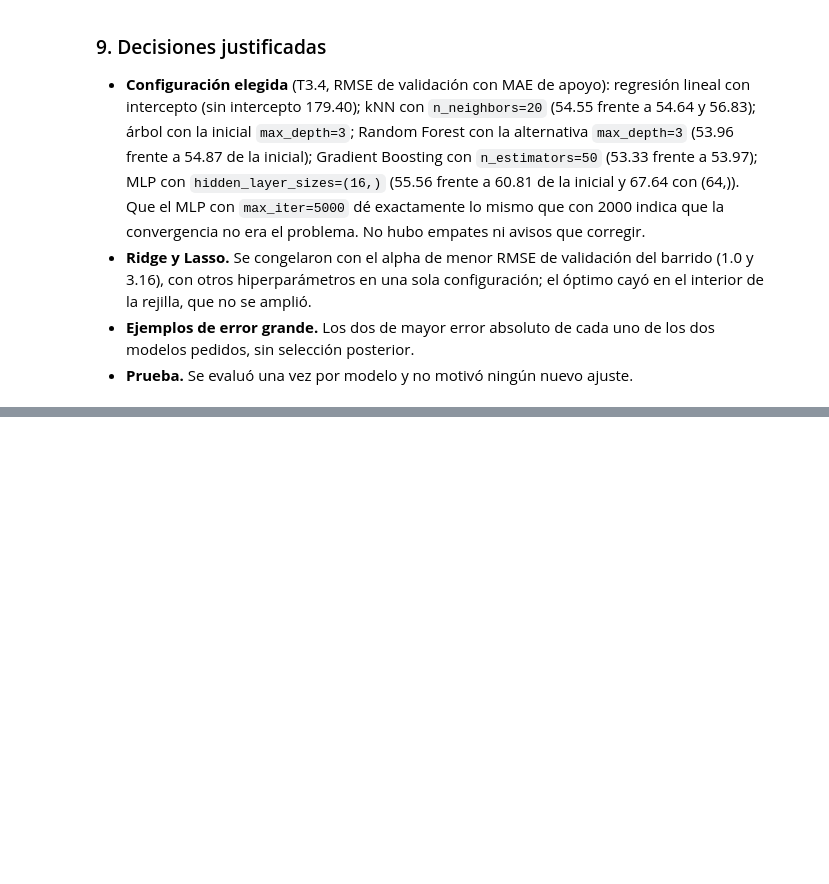
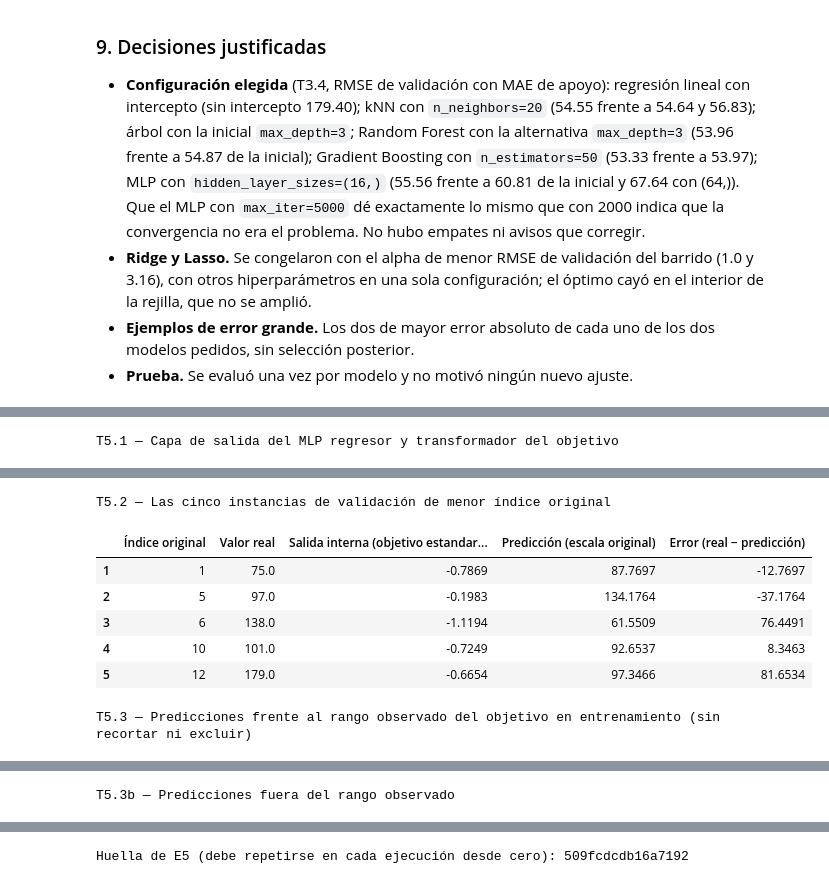
Before and after one commit to Francis1918/Information_Retrival, a Jupyter notebook: notebooks/Tarea1/01_revml.ipynb, the cells around one changed output, grey strips where cells are left out. Cells and saved outputs as stored; diff of their text form; code cells hidden in the pictures; blank space fills up the shorter version.

```diff
--- a/notebooks/Tarea1/01_revml.ipynb
+++ b/notebooks/Tarea1/01_revml.ipynb
@@ -1844,0 +2266,70 @@ T3.11 está vacía: **ningún modelo emitió avisos** (ni el barrido de Ridge y
+# %%
+# [E5.C] Output of the frozen MLP regressor on the validation partition of Diabetes
+# [E5.0] The MLP regressor frozen in E3 and the 89 validation instances (no retraining, no held-out data)
+mlp_reg = frozen_reg["mlp"].estimator              # TransformedTargetRegressor, trained on the train partition only
+mlp_net = mlp_reg.regressor_.named_steps["model"]  # the MLPRegressor, which works on the standardized target
+target_scaler = mlp_reg.transformer_               # StandardScaler of the target, with train statistics
+val_idx_d = splits_diab["val"]                     # sorted ascending, so the rows follow the original index order
+X_val5, y_val5 = X_diab[val_idx_d], y_diab[val_idx_d]
+y_train5 = y_diab[splits_diab["train"]]
+assert len(val_idx_d) == 89 and len(y_train5) == 264, "Diabetes partition sizes"
+
+# [E5.1] Output layer and target scaler -> T5.1
+target_mean, target_std = float(target_scaler.mean_[0]), float(target_scaler.scale_[0])
+assert mlp_net.out_activation_ == "identity", "a regression MLP must have an identity output activation"
+assert mlp_net.n_outputs_ == 1, "a regression MLP over one target must have a single output"
+assert abs(target_mean - y_train5.mean()) <= 1e-9 and abs(target_std - y_train5.std()) <= 1e-9, \
+    "the target scaler must carry the statistics of the train partition only"
+t51 = make_table([
+    ["Activación de la capa de salida (out_activation_)", mlp_net.out_activation_],
+    ["Número de salidas (n_outputs_)", int(mlp_net.n_outputs_)],
+    ["Media del transformador del objetivo (solo entrenamiento)", f"{target_mean:.4f}"],
+    ["Desviación estándar del transformador del objetivo (solo entrenamiento)", f"{target_std:.4f}"],
+], ["Concepto", "Valor"])
+print("T5.1 — Capa de salida del MLP regresor y transformador del objetivo")
+display(t51)
+
+# [E5.2] Internal output (standardized target) and prediction in the original scale -> T5.2
+internal = mlp_reg.regressor_.predict(X_val5)      # what the network produces: standardized-target scale
+pred5 = mlp_reg.predict(X_val5)                    # what the regressor reports: original scale of the target
+assert internal.shape == pred5.shape == (89,), "one output per validation instance"
+assert np.max(np.abs(pred5 - (internal * target_std + target_mean))) <= 1e-9, \
+    "prediction = internal output * standard deviation + mean"
+COLS_T52 = ["Índice original", "Valor real", "Salida interna (objetivo estandarizado)",
+            "Predicción (escala original)", "Error (real − predicción)"]
+t52 = make_table([[int(val_idx_d[i]), float(y_val5[i]), float(internal[i]), float(pred5[i]),
+                   float(y_val5[i] - pred5[i])] for i in range(5)], COLS_T52)
+assert list(t52.columns) == COLS_T52 and len(t52) == 5, "T5.2: five rows and the exact columns"
+print("\nT5.2 — Las cinco instancias de validación de menor índice original")
+display(t52)
+
+# [E5.3] Range of the predictions against the range observed in training -> T5.3, T5.3b
+lo_obs, hi_obs = float(y_train5.min()), float(y_train5.max())
+outside = np.flatnonzero((pred5 < lo_obs) | (pred5 > hi_obs))
+width_pred, width_obs = float(pred5.max() - pred5.min()), hi_obs - lo_obs
+t53 = make_table([
+    ["Rango observado del objetivo en entrenamiento [mínimo, máximo]", f"[{lo_obs:.1f}, {hi_obs:.1f}]"],
+    [f"Mínimo de las {len(pred5)} predicciones", f"{pred5.min():.2f}"],
+    [f"Máximo de las {len(pred5)} predicciones", f"{pred5.max():.2f}"],
+    ["Amplitud de las predicciones frente a la del rango observado", f"{width_pred:.2f} frente a {width_obs:.2f}"],
+    ["Predicciones fuera del rango observado", int(len(outside))],
+    ["Índice original y valor de cada una",
+     "; ".join(f"{int(val_idx_d[i])}: {pred5[i]:.2f}" for i in outside) or "ninguna"],
+], ["Concepto", "Valor"])
+t53b = make_table([[int(val_idx_d[i]), float(y_val5[i]), float(pred5[i]), float(y_val5[i] - pred5[i]),
+                    "por debajo del mínimo" if pred5[i] < lo_obs else "por encima del máximo"] for i in outside],
+                  ["Índice original", "Valor real", "Predicción (escala original)", "Error (real − predicción)",
+                   "Posición respecto del rango observado"])
+print("\nT5.3 — Predicciones frente al rango observado del objetivo en entrenamiento (sin recortar ni excluir)")
+display(t53)
+if len(t53b):
+    print("\nT5.3b — Predicciones fuera del rango observado")
+    display(t53b)
+else:
+    print("\nNinguna predicción cae fuera del rango observado.")
+
+# [E5.4] Reproducibility fingerprint of E5
+fingerprint_e5 = result_digest(internal, pred5)
+print("\nHuella de E5 (debe repetirse en cada ejecución desde cero):", fingerprint_e5)
+# %% [output]
+T5.1 — Capa de salida del MLP regresor y transformador del objetivo
@@ -1844,0 +2341,8 @@ T3.11 está vacía: **ningún modelo emitió avisos** (ni el barrido de Ridge y
+T5.2 — Las cinco instancias de validación de menor índice original
+|  | Índice original | Valor real | Salida interna (objetivo estandar... | Predicción (escala original) | Error (real − predicción) |
+| 1 | 1 | 75.0 | -0.7869 | 87.7697 | -12.7697 |
+| 2 | 5 | 97.0 | -0.1983 | 134.1764 | -37.1764 |
+| 3 | 6 | 138.0 | -1.1194 | 61.5509 | 76.4491 |
+| 4 | 10 | 101.0 | -0.7249 | 92.6537 | 8.3463 |
+| 5 | 12 | 179.0 | -0.6654 | 97.3466 | 81.6534 |
+T5.3 — Predicciones frente al rango observado del objetivo en entrenamiento (sin recortar ni excluir)
@@ -1844,0 +2356 @@ T3.11 está vacía: **ningún modelo emitió avisos** (ni el barrido de Ridge y
+T5.3b — Predicciones fuera del rango observado
@@ -1844,0 +2359 @@ T3.11 está vacía: **ningún modelo emitió avisos** (ni el barrido de Ridge y
+Huella de E5 (debe repetirse en cada ejecución desde cero): 509fcdcdb16a7192
```
Also changed, not shown: parts of 12 cells of this notebook, 3 other files.
